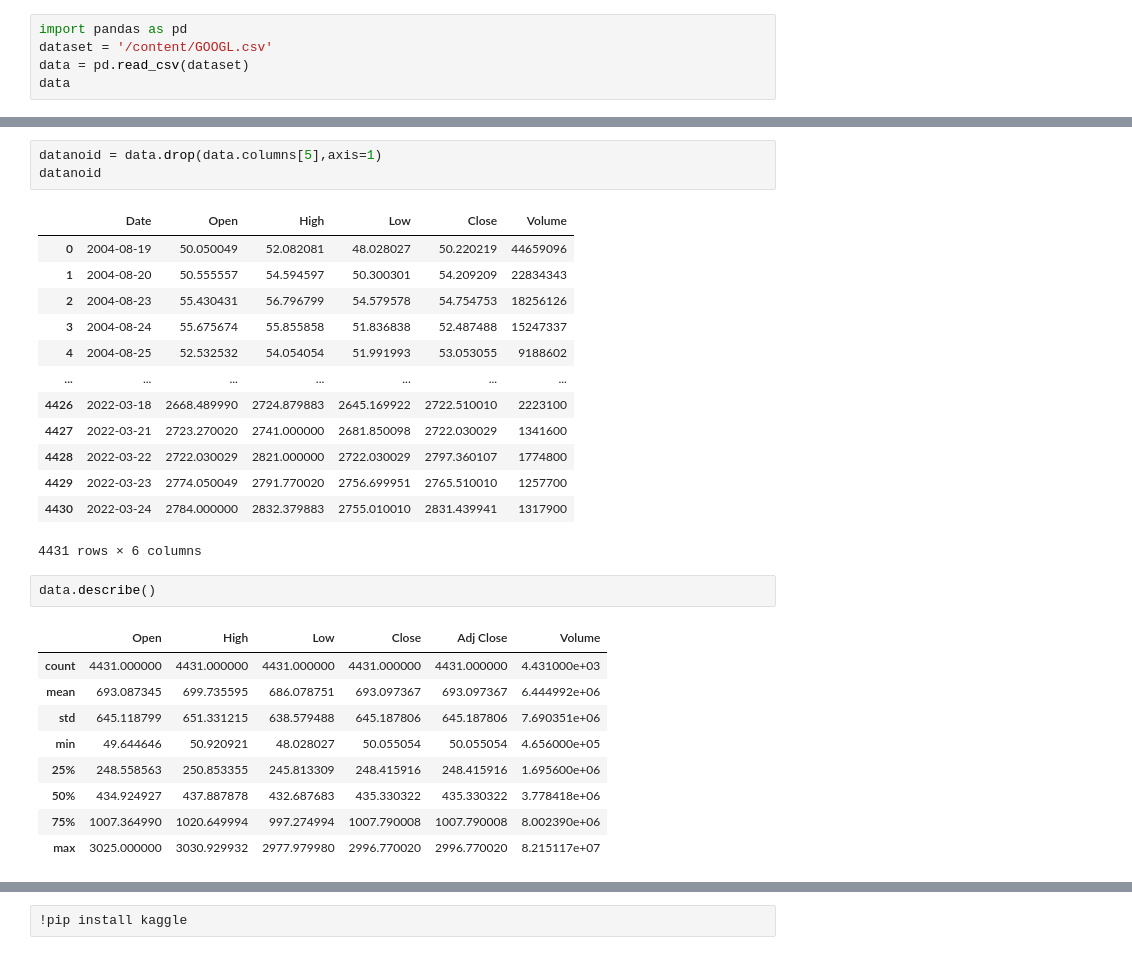
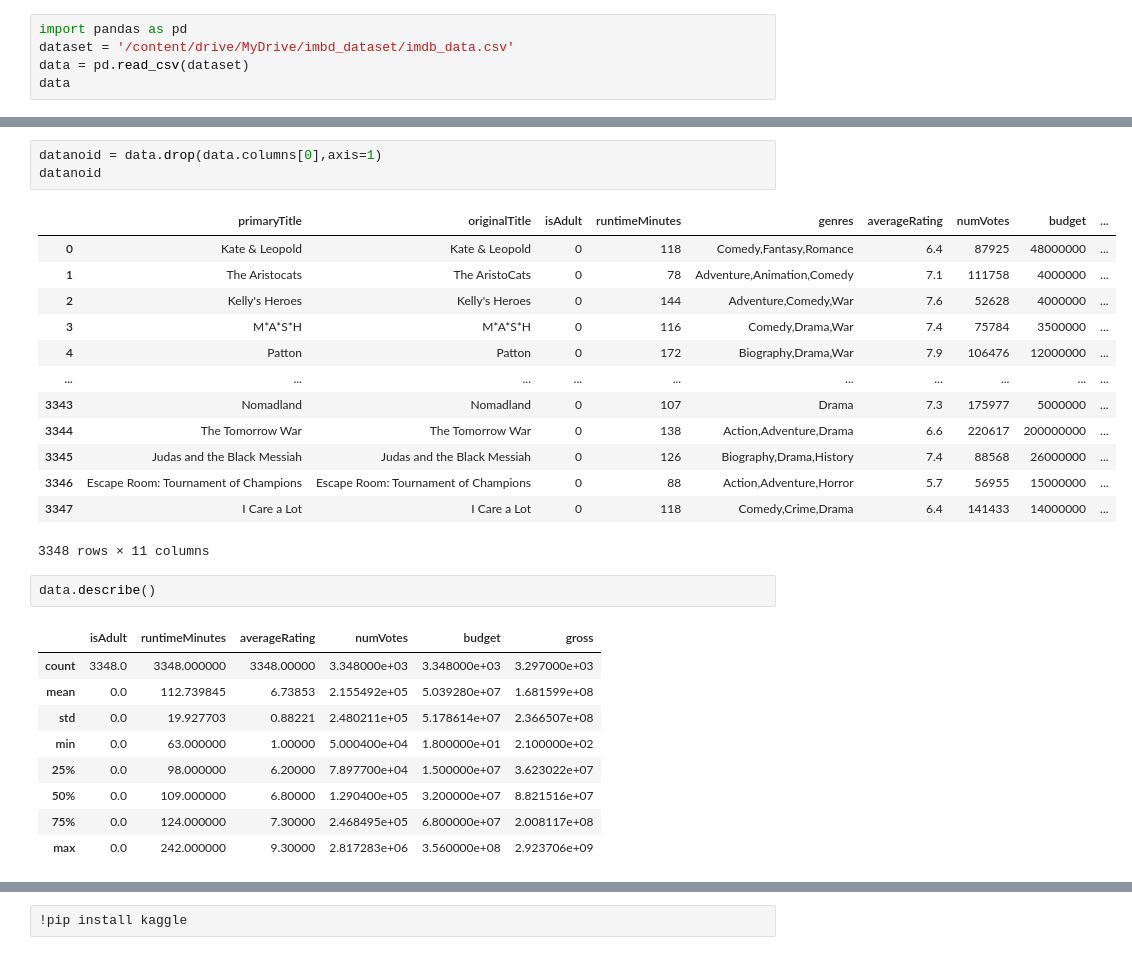
Before and after one commit to katrinaaghta/Machine-Learning-, a Jupyter notebook: TUGAS_1_DATA_UNDERSTANDING.ipynb, the cells around one changed output, grey strips where cells are left out. Drawn from its saved outputs; the diff is of its cells as text.

```diff
--- a/TUGAS_1_DATA_UNDERSTANDING.ipynb
+++ b/TUGAS_1_DATA_UNDERSTANDING.ipynb
@@ -8,6 +7,6 @@ Tugas 1 Pembelajaran Machine
 # %%
 import pandas as pd
-dataset = '/content/GOOGL.csv'
+dataset = '/content/drive/MyDrive/imbd_dataset/imdb_data.csv'
 data = pd.read_csv(dataset)
 data
 # %% [output]
@@ -46,31 +50,31 @@ Volume         int64
 dtype: object
 # %%
-datanoid = data.drop(data.columns[5],axis=1)
+datanoid = data.drop(data.columns[0],axis=1)
 datanoid
 # %% [output]
-|  | Date | Open | High | Low | Close | Volume |
-| 0 | 2004-08-19 | 50.050049 | 52.082081 | 48.028027 | 50.220219 | 44659096 |
-| 1 | 2004-08-20 | 50.555557 | 54.594597 | 50.300301 | 54.209209 | 22834343 |
-| 2 | 2004-08-23 | 55.430431 | 56.796799 | 54.579578 | 54.754753 | 18256126 |
-| 3 | 2004-08-24 | 55.675674 | 55.855858 | 51.836838 | 52.487488 | 15247337 |
-| 4 | 2004-08-25 | 52.532532 | 54.054054 | 51.991993 | 53.053055 | 9188602 |
-| ... | ... | ... | ... | ... | ... | ... |
-| 4426 | 2022-03-18 | 2668.489990 | 2724.879883 | 2645.169922 | 2722.510010 | 2223100 |
-| 4427 | 2022-03-21 | 2723.270020 | 2741.000000 | 2681.850098 | 2722.030029 | 1341600 |
-| 4428 | 2022-03-22 | 2722.030029 | 2821.000000 | 2722.030029 | 2797.360107 | 1774800 |
-| 4429 | 2022-03-23 | 2774.050049 | 2791.770020 | 2756.699951 | 2765.510010 | 1257700 |
-| 4430 | 2022-03-24 | 2784.000000 | 2832.379883 | 2755.010010 | 2831.439941 | 1317900 |
+|  | primaryTitle | originalTitle | isAdult | runtimeMinutes | genres | averageRating | numVotes | budget | ... |
+| 0 | Kate & Leopold | Kate & Leopold | 0 | 118 | Comedy,Fantasy,Romance | 6.4 | 87925 | 48000000 | ... |
+| 1 | The Aristocats | The AristoCats | 0 | 78 | Adventure,Animation,Comedy | 7.1 | 111758 | 4000000 | ... |
+| 2 | Kelly's Heroes | Kelly's Heroes | 0 | 144 | Adventure,Comedy,War | 7.6 | 52628 | 4000000 | ... |
+| 3 | M*A*S*H | M*A*S*H | 0 | 116 | Comedy,Drama,War | 7.4 | 75784 | 3500000 | ... |
+| 4 | Patton | Patton | 0 | 172 | Biography,Drama,War | 7.9 | 106476 | 12000000 | ... |
+| ... | ... | ... | ... | ... | ... | ... | ... | ... | ... |
+| 3343 | Nomadland | Nomadland | 0 | 107 | Drama | 7.3 | 175977 | 5000000 | ... |
+| 3344 | The Tomorrow War | The Tomorrow War | 0 | 138 | Action,Adventure,Drama | 6.6 | 220617 | 200000000 | ... |
+| 3345 | Judas and the Black Messiah | Judas and the Black Messiah | 0 | 126 | Biography,Drama,History | 7.4 | 88568 | 26000000 | ... |
+| 3346 | Escape Room: Tournament of Champions | Escape Room: Tournament of Champions | 0 | 88 | Action,Adventure,Horror | 5.7 | 56955 | 15000000 | ... |
+| 3347 | I Care a Lot | I Care a Lot | 0 | 118 | Comedy,Crime,Drama | 6.4 | 141433 | 14000000 | ... |
-4431 rows × 6 columns
+3348 rows × 11 columns
 # %%
 data.describe()
 # %% [output]
-|  | Open | High | Low | Close | Adj Close | Volume |
-| count | 4431.000000 | 4431.000000 | 4431.000000 | 4431.000000 | 4431.000000 | 4.431000e+03 |
-| mean | 693.087345 | 699.735595 | 686.078751 | 693.097367 | 693.097367 | 6.444992e+06 |
-| std | 645.118799 | 651.331215 | 638.579488 | 645.187806 | 645.187806 | 7.690351e+06 |
-| min | 49.644646 | 50.920921 | 48.028027 | 50.055054 | 50.055054 | 4.656000e+05 |
-| 25% | 248.558563 | 250.853355 | 245.813309 | 248.415916 | 248.415916 | 1.695600e+06 |
-| 50% | 434.924927 | 437.887878 | 432.687683 | 435.330322 | 435.330322 | 3.778418e+06 |
-| 75% | 1007.364990 | 1020.649994 | 997.274994 | 1007.790008 | 1007.790008 | 8.002390e+06 |
-| max | 3025.000000 | 3030.929932 | 2977.979980 | 2996.770020 | 2996.770020 | 8.215117e+07 |
+|  | isAdult | runtimeMinutes | averageRating | numVotes | budget | gross |
+| count | 3348.0 | 3348.000000 | 3348.00000 | 3.348000e+03 | 3.348000e+03 | 3.297000e+03 |
+| mean | 0.0 | 112.739845 | 6.73853 | 2.155492e+05 | 5.039280e+07 | 1.681599e+08 |
+| std | 0.0 | 19.927703 | 0.88221 | 2.480211e+05 | 5.178614e+07 | 2.366507e+08 |
+| min | 0.0 | 63.000000 | 1.00000 | 5.000400e+04 | 1.800000e+01 | 2.100000e+02 |
+| 25% | 0.0 | 98.000000 | 6.20000 | 7.897700e+04 | 1.500000e+07 | 3.623022e+07 |
+| 50% | 0.0 | 109.000000 | 6.80000 | 1.290400e+05 | 3.200000e+07 | 8.821516e+07 |
+| 75% | 0.0 | 124.000000 | 7.30000 | 2.468495e+05 | 6.800000e+07 | 2.008117e+08 |
+| max | 0.0 | 242.000000 | 9.30000 | 2.817283e+06 | 3.560000e+08 | 2.923706e+09 |
 # %%
```
Also changed, not shown: parts of 12 cells of this notebook.
